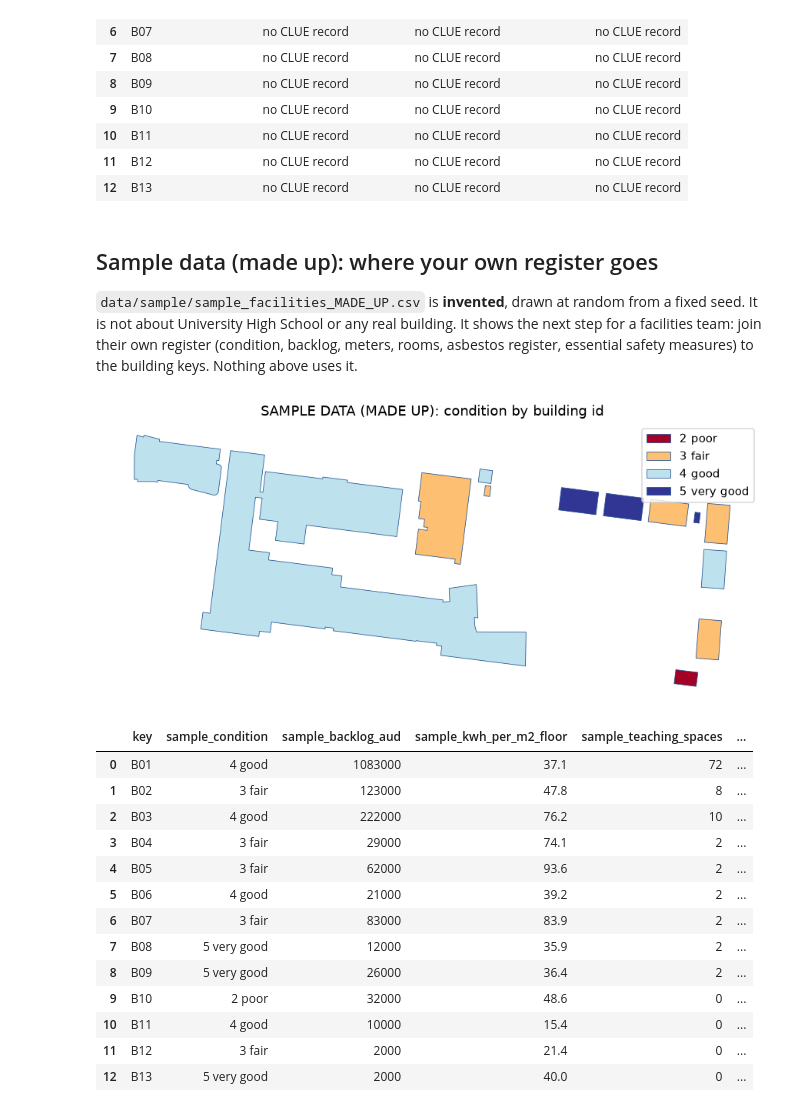
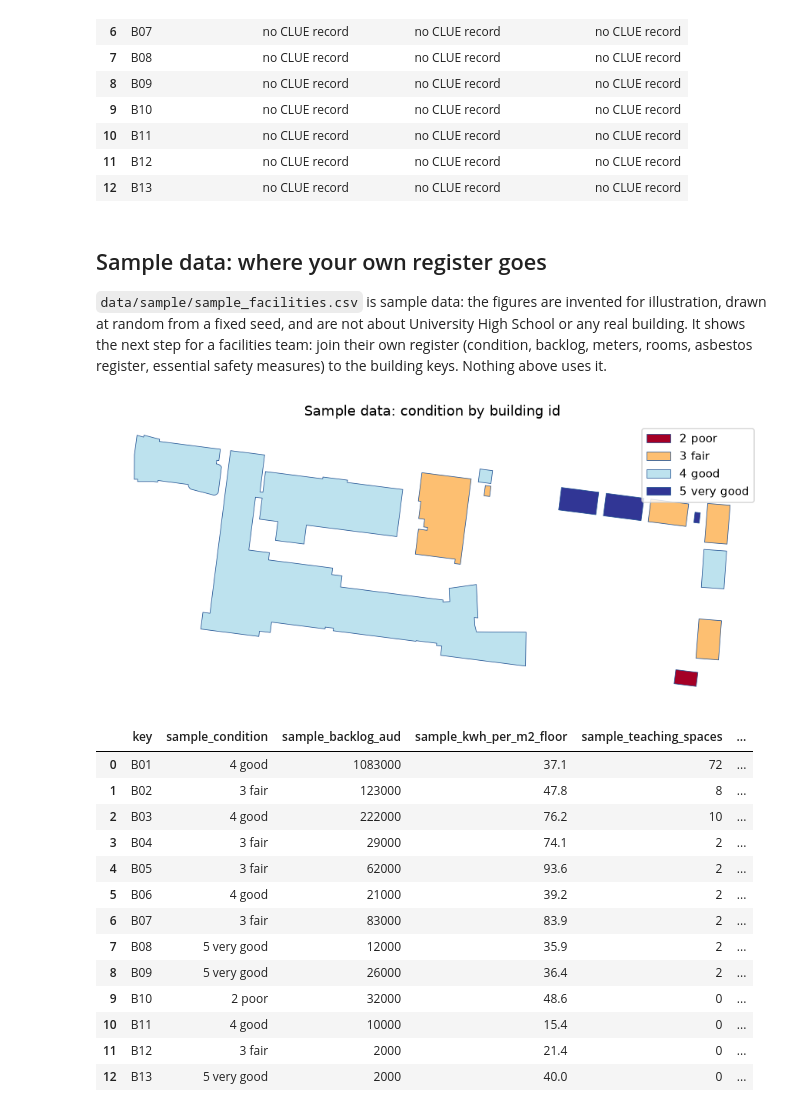
Before and after one commit to cjmuldoon/plotlay-school-campus, a Jupyter notebook: python/campus_buildings.ipynb, the cells around one changed output. Drawn from its saved outputs; the diff is of its cells as text; code cells hidden in the pictures.

```diff
--- a/python/campus_buildings.ipynb
+++ b/python/campus_buildings.ipynb
@@ -179,23 +183,23 @@ b[['key', 'clue_building_name', 'clue_accessibility_rating', 'clue_accessibility
 | 11 | B12 | no CLUE record | no CLUE record | no CLUE record |
 | 12 | B13 | no CLUE record | no CLUE record | no CLUE record |
 # %% [markdown]
-## Sample data (made up): where your own register goes
+## Sample data: where your own register goes
 
-`data/sample/sample_facilities_MADE_UP.csv` is **invented**, drawn at random from a fixed seed. It is not about
-University High School or any real building. It shows the next step for a facilities team: join their own register
+`data/sample/sample_facilities.csv` is sample data: the figures are invented for illustration, drawn at random from a
+fixed seed, and are not about University High School or any real building. It shows the next step for a facilities team: join their own register
 (condition, backlog, meters, rooms, asbestos register, essential safety measures) to the building keys. Nothing above
 uses it.
 # %%
-sample = pd.read_csv(f'{DATA}/sample/sample_facilities_MADE_UP.csv', comment='#')
-assert (sample.data_status == 'SAMPLE DATA, MADE UP').all()
+sample = pd.read_csv(f'{DATA}/sample/sample_facilities.csv', comment='#')
+assert (sample.data_status == 'Sample data, invented').all()
 s = shapes[['key', 'geometry']].merge(sample, on='key')
 s['sample_kwh_per_m2_floor'] = s.sample_electricity_kwh_yr / s.key.map(b.set_index('key').floor_m2_est)
 ax = s.plot(column='sample_condition', categorical=True, legend=True, cmap='RdYlBu', figsize=(10, 5.5), edgecolor=INK, lw=.5)
-ax.set_axis_off(); ax.set_title('SAMPLE DATA (MADE UP): condition by building id')
+ax.set_axis_off(); ax.set_title('Sample data: condition by building id')
 plt.show()
 s[['key', 'sample_condition', 'sample_backlog_aud', 'sample_kwh_per_m2_floor', 'sample_teaching_spaces', 'sample_timetable_use_pct', 'sample_asbestos_register', 'sample_esm_status']].round(1)
 # %% [output]
-[figure, old version]
+[figure, new version]
 |  | key | sample_condition | sample_backlog_aud | sample_kwh_per_m2_floor | sample_teaching_spaces | ... |
 | 0 | B01 | 4 good | 1083000 | 37.1 | 72 | ... |
 | 1 | B02 | 3 fair | 123000 | 47.8 | 8 | ... |
```
Also changed, not shown: parts of 6 cells of this notebook, 30 other files.
